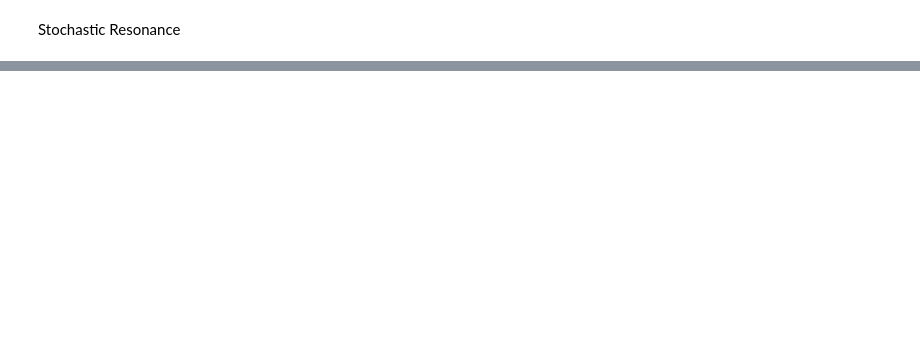
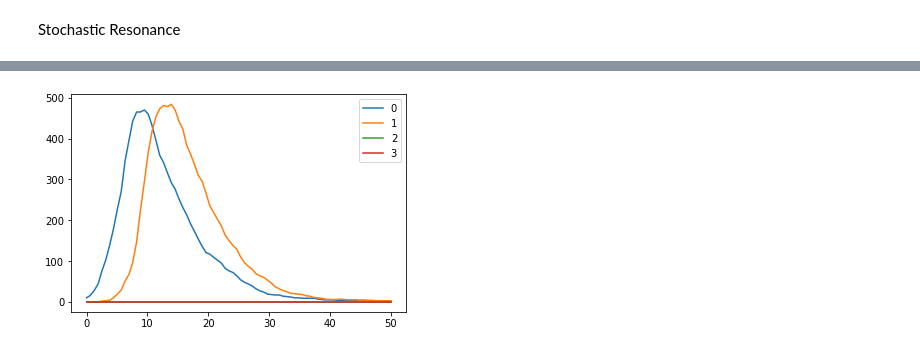
Before and after one commit to JaccovanWijk/CLSIntro2, a Jupyter notebook: Assignment 2.ipynb, the cells around one changed output, grey strips where cells are left out. Drawn from its saved outputs; the diff is of its cells as text; code cells hidden in the pictures; blank space fills up the shorter version.

```diff
--- a/Assignment 2.ipynb
+++ b/Assignment 2.ipynb
@@ -465,0 +602,17 @@ plt.show()
+# %%
+beta = 1.0
+gamma = 0.2
+rho = [[1, 0.001, 0.0, 0.0], [0.01, 1, 0.0005, 0.0], [0.0, 0.0005, 1, 0.02], [0.0, 0.0, 0.02, 1]]
+population = 1000
+max_t = 50
+
+s, i, r = SIR_sub(population, max_t, beta, gamma, rho)
+t = np.linspace(0,max_t,len(s[0]))
+
+plt.figure()
+for index in range(len(s)):
+    plt.plot(t, i[index], label=index)
+plt.legend()
+plt.show()
+# %% [output]
+[figure, added]
```
Also changed, not shown: parts of 8 cells of this notebook.
